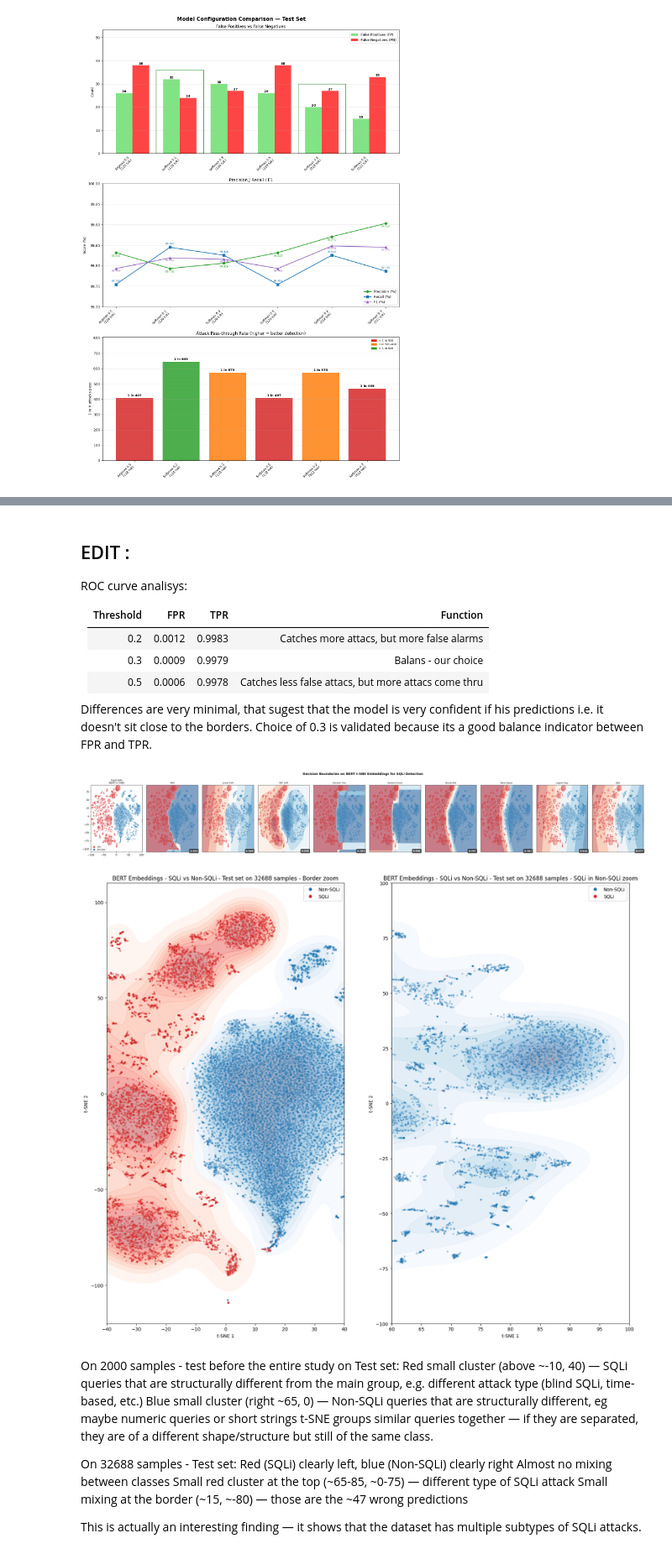
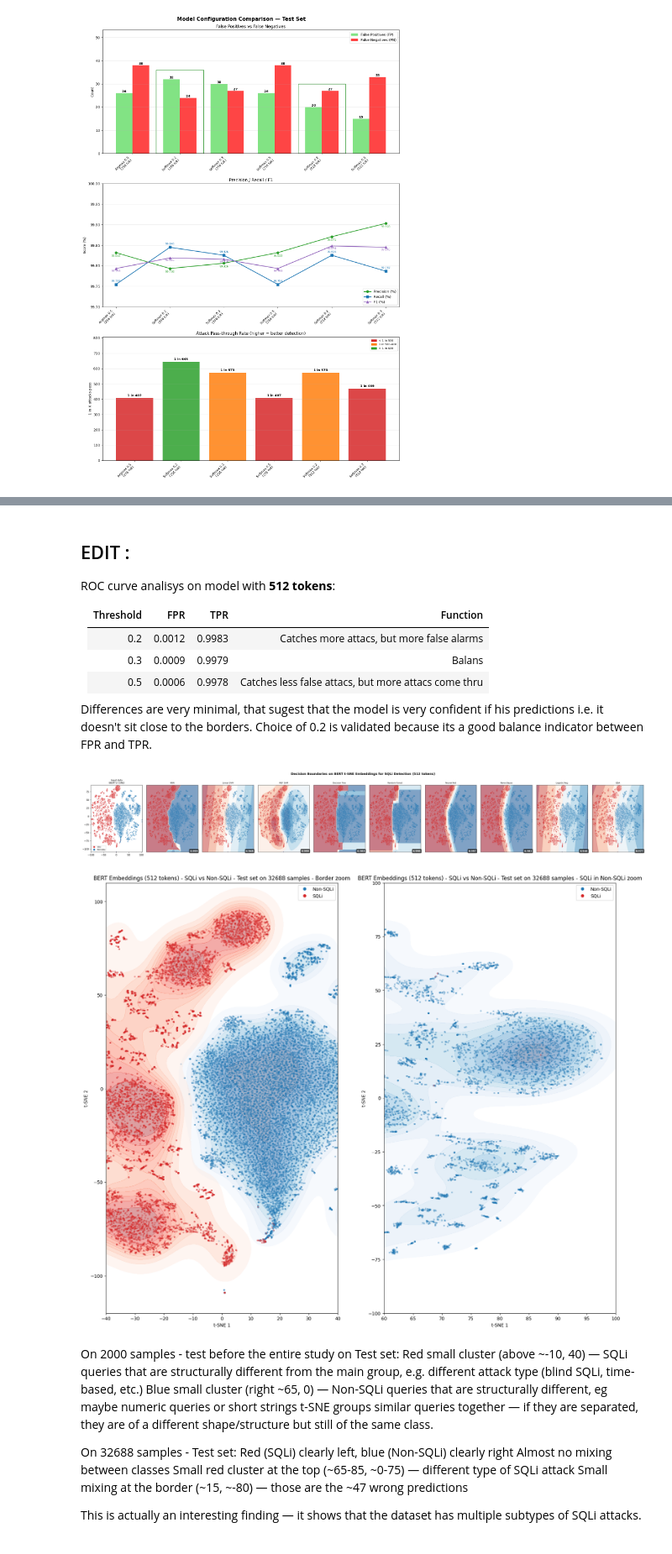
Before and after one commit to viserionnina/bert-sqli-detection, a Jupyter notebook: notebooks/fine_tuning_bert.ipynb, the cells around one changed output, grey strips where cells are left out. Shown at 84% size. Drawn from its saved outputs; the diff is of its cells as text; code cells hidden in the pictures.

```diff
--- a/notebooks/fine_tuning_bert.ipynb
+++ b/notebooks/fine_tuning_bert.ipynb
@@ -672,10 +673,10 @@ from matplotlib.patches import Rectangle
 
 # Data from our observations from above from confusion matrixs
 configs = {
-    "Argmax 0.5\n(128 tok)":      {"TN": 17168, "FP": 26, "FN": 38, "TP": 15456},
-    "Softmax 0.2\n(128 tok)":     {"TN": 17168, "FP": 32, "FN": 24, "TP": 15456},
-    "Softmax 0.3\n(128 tok)":     {"TN": 17168, "FP": 30, "FN": 27, "TP": 15456},
-    "Softmax 0.5\n(128 tok)":     {"TN": 17168, "FP": 26, "FN": 38, "TP": 15456},
+    "Argmax 0.5\n(256 tok)":      {"TN": 17168, "FP": 26, "FN": 38, "TP": 15456},
+    "Softmax 0.2\n(256 tok)":     {"TN": 17168, "FP": 32, "FN": 24, "TP": 15456},
+    "Softmax 0.3\n(256 tok)":     {"TN": 17168, "FP": 30, "FN": 27, "TP": 15456},
+    "Softmax 0.5\n(256 tok)":     {"TN": 17168, "FP": 26, "FN": 38, "TP": 15456},
     "Softmax 0.2\n(512 tok)":     {"TN": 17168, "FP": 20, "FN": 27, "TP": 15456},
     "Softmax 0.3\n(512 tok)":     {"TN": 17168, "FP": 15, "FN": 33, "TP": 15456},
 }
@@ -853,15 +853,15 @@ print(f"AUC: {roc_auc:.4f}")
 AUC: 0.9999
 # %% [markdown]
 ## EDIT :
-ROC curve analisys:
+ROC curve analisys on model with **512 tokens**:
 
 | Threshold | FPR | TPR | Function |
 |-----------|-----|-----|----------|
 | 0.2 | 0.0012 | 0.9983 | Catches more attacs, but more false alarms |
-| 0.3 | 0.0009 | 0.9979 | Balans - our choice |
+| 0.3 | 0.0009 | 0.9979 | Balans |
 | 0.5 | 0.0006 | 0.9978 | Catches less false attacs, but more attacs come thru |
 
-Differences are very minimal, that sugest that the model is very confident if his predictions i.e. it doesn't sit close to the borders. Choice of 0.3 is validated because its a good balance indicator between FPR and TPR.
+Differences are very minimal, that sugest that the model is very confident if his predictions i.e. it doesn't sit close to the borders. Choice of 0.2 is validated because its a good balance indicator between FPR and TPR.
 # %%
 # Authors: The scikit-learn developers (modified by me to display BERT's + t-SNE coordinates)
 # SPDX-License-Identifier: BSD-3-Clause
@@ -910,7 +910,7 @@ x_min, x_max = X_vis[:, 0].min() - 0.5, X_vis[:, 0].max() + 0.5
 y_min, y_max = X_vis[:, 1].min() - 0.5, X_vis[:, 1].max() + 0.5
 
 fig, ax = plt.subplots(1, len(classifiers) + 1, figsize=(32, 5))
-fig.suptitle("Decision Boundaries on BERT t-SNE Embeddings for SQLi Detection", fontsize=13, fontweight='bold')
+fig.suptitle("Decision Boundaries on BERT t-SNE Embeddings for SQLi Detection (512 tokens)", fontsize=13, fontweight='bold')
 
 #Our input data - Test set from BERT's t-SNE
 ax[0].scatter(X_train[:, 0], X_train[:, 1], c=y_train, cmap=cm_bright, alpha=0.4, s=5, edgecolors='none')
@@ -940,45 +940,45 @@ for i, (name, clf) in enumerate(zip(names, classifiers)):
     ax[i+1].text(x_max - 0.5, y_min + 0.8, f'{score:.3f}', size=10, ha='right', fontweight='bold', color='white', bbox=dict(boxstyle='round,pad=0.3', facecolor='#222', alpha=0.75))
 
 plt.tight_layout()
-plt.savefig('../results/classifier_comparison_tsne.png', dpi=200, bbox_inches='tight')
+plt.savefig('../results/classifier_comparison_tsne_512_tokens.png', dpi=200, bbox_inches='tight')
 plt.show()
 # %% [output]
-[figure, old version]
+[figure, new version]
 # %%
 #KDE plot - Kernel Density Estimation - density plot
 from matplotlib.lines import Line2D
 
 fig, ax = plt.subplots(1,2,figsize=(20, 17))
 
 for label, cmap, color, name in [(0, 'Blues', '#1f77b4', 'Non-SQLi'), (1, 'Reds', '#d62728', 'SQLi')]:
     idx = np.where(y == label)
     points = X_2d[idx]
     sns.kdeplot(x=points[:, 0], y=points[:, 1], cmap=cmap, fill=True, alpha=0.4, ax=ax[0])
     sns.kdeplot(x=points[:, 0], y=points[:, 1], cmap=cmap, fill=True, alpha=0.4, ax=ax[1])
     ax[0].scatter(points[:, 0], points[:, 1], c=color, alpha=0.3, s=8)
     ax[1].scatter(points[:, 0], points[:, 1], c=color, alpha=0.3, s=8)
 
 # zoom on border
 ax[0].set_xlim(-40, 40)
 ax[0].set_ylim(-120, 110)
 ax[1].set_xlim(60, 100)
 ax[1].set_ylim(-100, 100)
 
 # custom legend
 legend_elements = [Line2D([0], [0], marker='o', color='w', markerfacecolor='#1f77b4', markersize=8, label='Non-SQLi'),
                    Line2D([0], [0], marker='o', color='w', markerfacecolor='#d62728', markersize=8, label='SQLi')]
 ax[0].legend(handles=legend_elements)
 ax[0].set_xlabel('t-SNE 1')
 ax[0].set_ylabel('t-SNE 2')
-ax[0].set_title('BERT Embeddings - SQLi vs Non-SQLi - Test set on 32688 samples - Border zoom')
+ax[0].set_title('BERT Embeddings (512 tokens) - SQLi vs Non-SQLi - Test set on 32688 samples - Border zoom')
 ax[1].legend(handles=legend_elements)
 ax[1].set_xlabel('t-SNE 1')
 ax[1].set_ylabel('t-SNE 2')
-ax[1].set_title('BERT Embeddings - SQLi vs Non-SQLi - Test set on 32688 samples - SQLi in Non-SQLi zoom')
-plt.savefig('../results/tsne_kde_32688_samples_border_test_wider_collisions.png', dpi=300, bbox_inches='tight')
+ax[1].set_title('BERT Embeddings (512 tokens) - SQLi vs Non-SQLi - Test set on 32688 samples - SQLi in Non-SQLi zoom')
+plt.savefig('../results/tsne_kde_32688_samples_border_test_wider_collisions_512_tokens.png', dpi=300, bbox_inches='tight')
 plt.show()
 # %% [output]
-[figure, old version]
+[figure, new version]
 # %% [markdown]
 On 2000 samples - test before the entire study on Test set:
 Red small cluster (above ~-10, 40) — SQLi queries that are structurally different from the main group, e.g. different attack type (blind SQLi, time-based, etc.)
```
Also changed, not shown: parts of 12 cells of this notebook, 11 other files.
